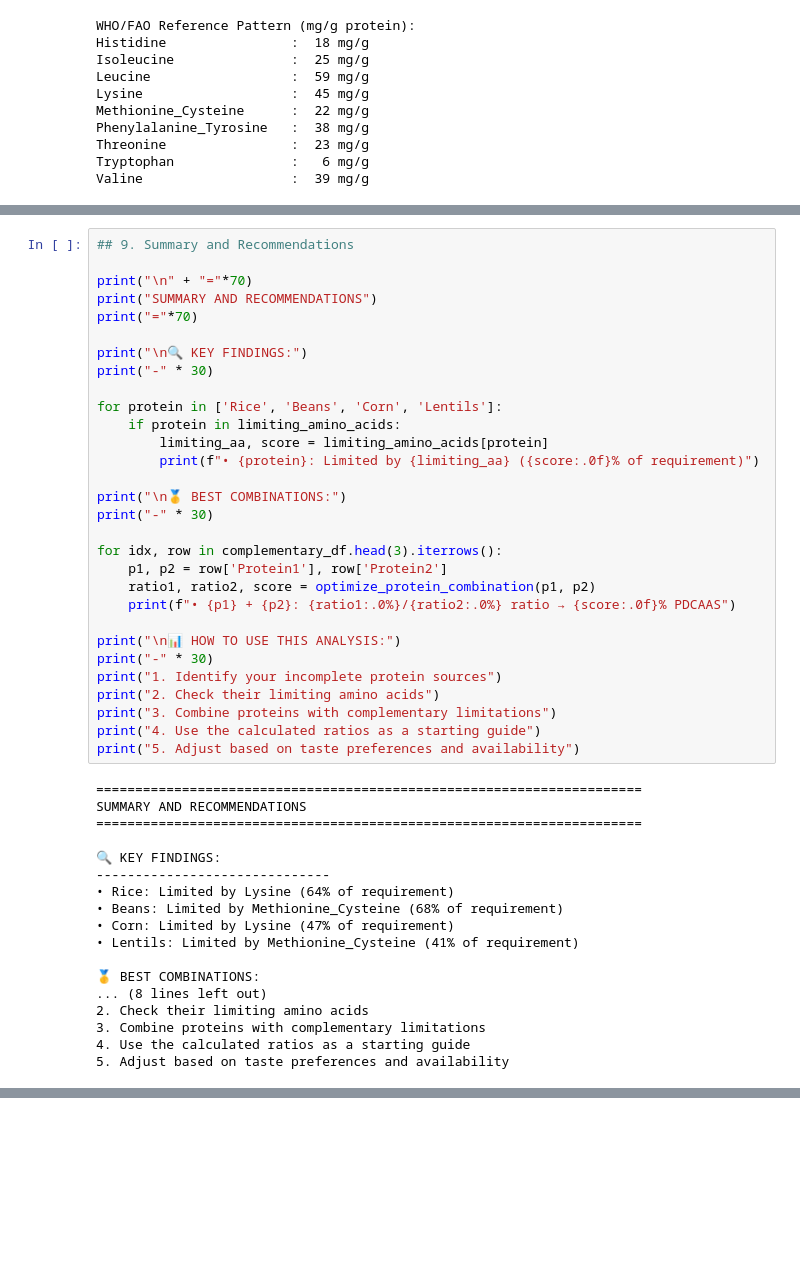
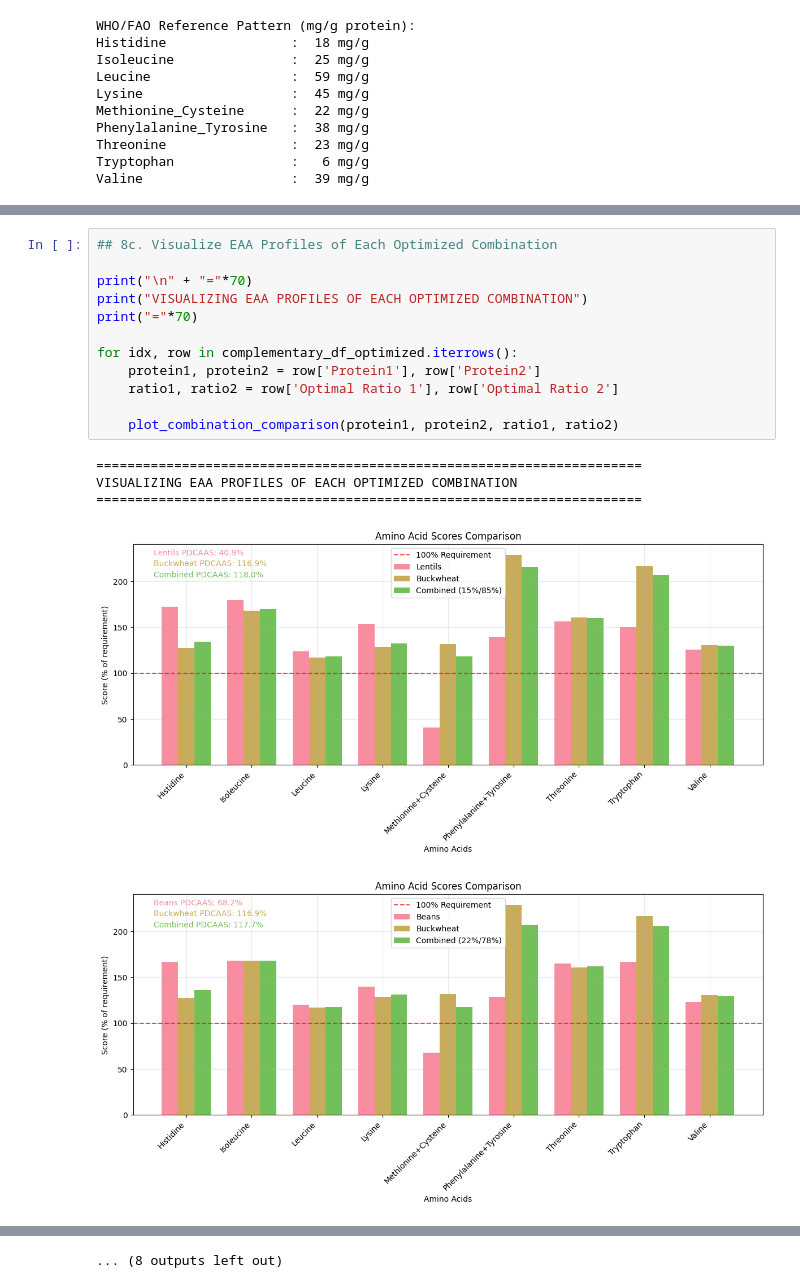
Before and after one commit to Leafmun-certii/complimentory-protein-caculator, a Jupyter notebook: complimentory_protein_caculator.ipynb, the cells around one changed output, grey strips where cells are left out. Drawn from its saved outputs; the diff is of its cells as text; blank space fills up the shorter version.

```diff
--- a/complimentory_protein_caculator.ipynb
+++ b/complimentory_protein_caculator.ipynb
@@ -491,48 +413,18 @@ plot_combination_comparison(protein1, protein2, ratio1, ratio2)
-# %%
-## 9. Summary and Recommendations
-
-print("\n" + "="*70)
-print("SUMMARY AND RECOMMENDATIONS")
-print("="*70)
-
-print("\n🔍 KEY FINDINGS:")
-print("-" * 30)
-
-for protein in ['Rice', 'Beans', 'Corn', 'Lentils']:
-    if protein in limiting_amino_acids:
-        limiting_aa, score = limiting_amino_acids[protein]
-        print(f"• {protein}: Limited by {limiting_aa} ({score:.0f}% of requirement)")
-
-print("\n🥇 BEST COMBINATIONS:")
-print("-" * 30)
-
-for idx, row in complementary_df.head(3).iterrows():
-    p1, p2 = row['Protein1'], row['Protein2']
-    ratio1, ratio2, score = optimize_protein_combination(p1, p2)
-    print(f"• {p1} + {p2}: {ratio1:.0%}/{ratio2:.0%} ratio → {score:.0f}% PDCAAS")
-
-print("\n📊 HOW TO USE THIS ANALYSIS:")
-print("-" * 30)
-print("1. Identify your incomplete protein sources")
-print("2. Check their limiting amino acids")
-print("3. Combine proteins with complementary limitations")
-print("4. Use the calculated ratios as a starting guide")
-print("5. Adjust based on taste preferences and availability")
-# %% [output]
-======================================================================
-SUMMARY AND RECOMMENDATIONS
-======================================================================
-
-🔍 KEY FINDINGS:
-------------------------------
-• Rice: Limited by Lysine (64% of requirement)
-• Beans: Limited by Methionine_Cysteine (68% of requirement)
-• Corn: Limited by Lysine (47% of requirement)
-• Lentils: Limited by Methionine_Cysteine (41% of requirement)
-
-🥇 BEST COMBINATIONS:
-... (8 lines left out)
-2. Check their limiting amino acids
-3. Combine proteins with complementary limitations
-4. Use the calculated ratios as a starting guide
-5. Adjust based on taste preferences and availability
+# %%
+## 8c. Visualize EAA Profiles of Each Optimized Combination
+
+print("\n" + "="*70)
+print("VISUALIZING EAA PROFILES OF EACH OPTIMIZED COMBINATION")
+print("="*70)
+
+for idx, row in complementary_df_optimized.iterrows():
+    protein1, protein2 = row['Protein1'], row['Protein2']
+    ratio1, ratio2 = row['Optimal Ratio 1'], row['Optimal Ratio 2']
+
+    plot_combination_comparison(protein1, protein2, ratio1, ratio2)
+# %% [output]
+======================================================================
+VISUALIZING EAA PROFILES OF EACH OPTIMIZED COMBINATION
+======================================================================
+[figure, added]
+[figure, added]
@@ -538,0 +440 @@ SUMMARY AND RECOMMENDATIONS
+... (8 outputs left out)
```
Also changed, not shown: parts of 10 cells of this notebook.
